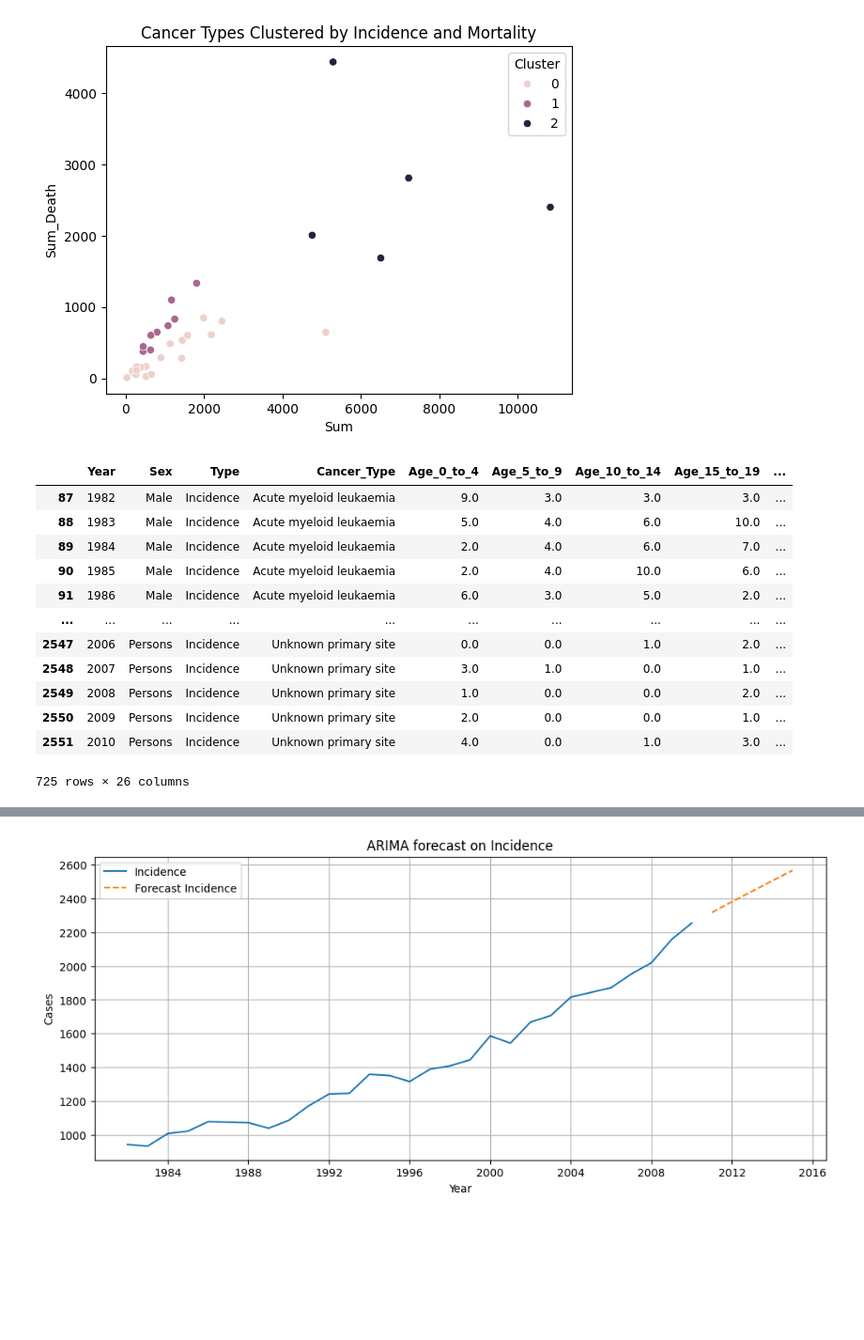
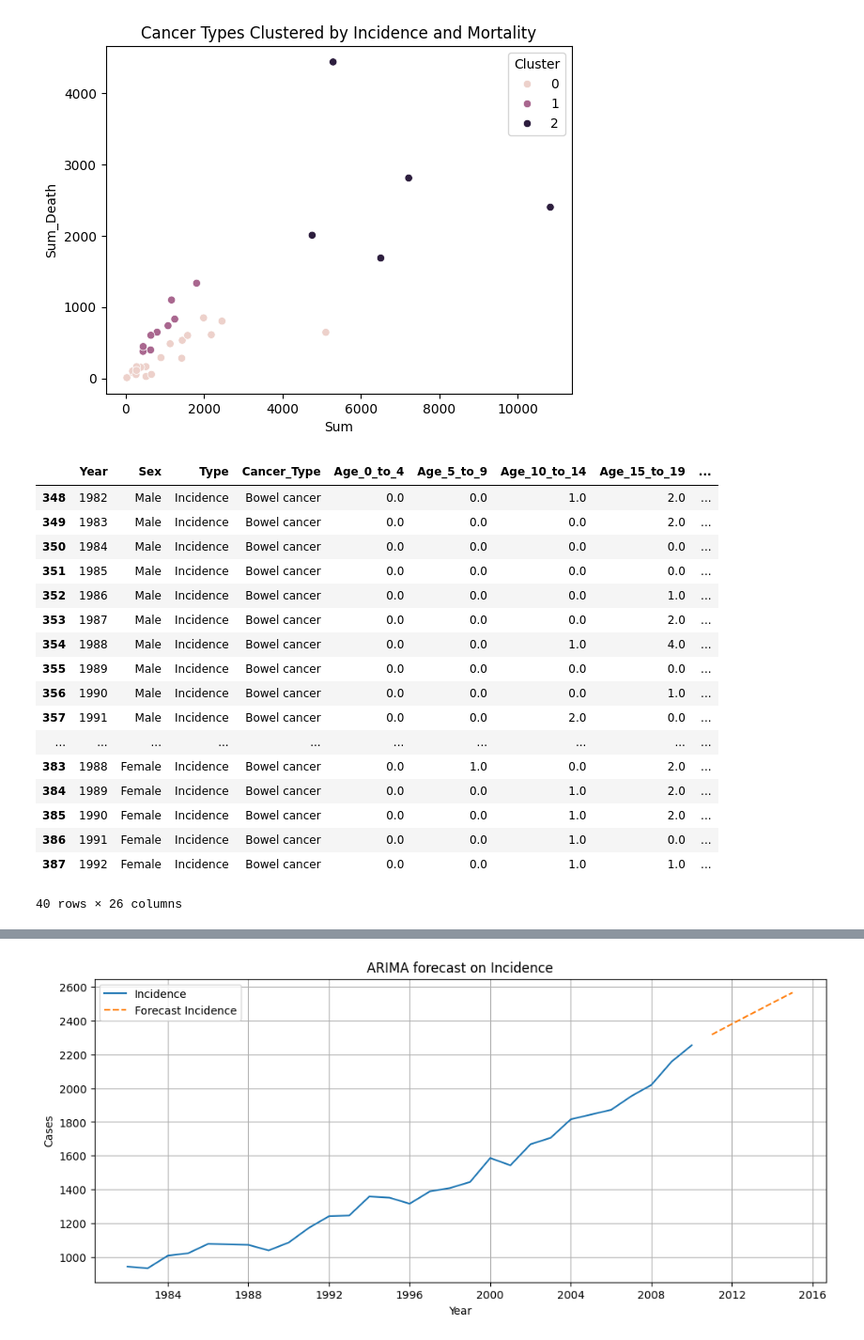
Before and after one commit to ChristianChimi/Australian-HealthCare-Cancer, a Jupyter notebook: Australian_Cancer_Health.ipynb, the cells around one changed output, grey strips where cells are left out. Shown: that part at 94% size. Cells and saved outputs as stored; diff of their text form; code cells hidden in the pictures; blank space fills up the shorter version.

```diff
--- a/Australian_Cancer_Health.ipynb
+++ b/Australian_Cancer_Health.ipynb
@@ -92,6 +92,12 @@ plt.show()
 #Now we want to evaluate incidence and mortality on the same graphic, so we need normalization.
 #I also sum cases for all ages
 scaler=MinMaxScaler()
+
+Mortality_df = Mortality_df.copy()
+Incidence_df = Incidence_df.copy()
+uterine_df1 = uterine_df1.copy()
+uterine_df2 = uterine_df2.copy()
+
 uterine_df1["Sum"] = uterine_df1.loc[:, "Age_0_to_4":"Age_Unknown"].sum(axis=1)
 uterine_df1['Normalized_sum']=scaler.fit_transform(uterine_df1[['Sum']])
 
@@ -248,25 +238,30 @@ plt.show()
 # %% [output]
 [figure]
 # %%
-cluster_1_df = cancer_summary[cancer_summary['Cluster'] == 1]
-cluster_1_list = cluster_1_df['Cancer_Type'].tolist()
+cluster_0_df = cancer_summary[cancer_summary['Cluster'] == 2]
+cluster_0_list = cluster_0_df['Cancer_Type'].tolist()
 
-Cluster1_fulldf = merged_df[merged_df['Cancer_Type'].isin(cluster_1_list)]
+Cluster0_fulldf = merged_df[merged_df['Cancer_Type'].isin(cluster_0_list)]
 # %%
-Cluster1_fulldf
+Cluster0_fulldf.head(40)
 # %% [output]
 |  | Year | Sex | Type | Cancer_Type | Age_0_to_4 | Age_5_to_9 | Age_10_to_14 | Age_15_to_19 | ... |
-| 87 | 1982 | Male | Incidence | Acute myeloid leukaemia | 9.0 | 3.0 | 3.0 | 3.0 | ... |
-| 88 | 1983 | Male | Incidence | Acute myeloid leukaemia | 5.0 | 4.0 | 6.0 | 10.0 | ... |
-| 89 | 1984 | Male | Incidence | Acute myeloid leukaemia | 2.0 | 4.0 | 6.0 | 7.0 | ... |
-| 90 | 1985 | Male | Incidence | Acute myeloid leukaemia | 2.0 | 4.0 | 10.0 | 6.0 | ... |
-| 91 | 1986 | Male | Incidence | Acute myeloid leukaemia | 6.0 | 3.0 | 5.0 | 2.0 | ... |
+| 348 | 1982 | Male | Incidence | Bowel cancer | 0.0 | 0.0 | 1.0 | 2.0 | ... |
+| 349 | 1983 | Male | Incidence | Bowel cancer | 0.0 | 0.0 | 0.0 | 2.0 | ... |
+| 350 | 1984 | Male | Incidence | Bowel cancer | 0.0 | 0.0 | 0.0 | 0.0 | ... |
+| 351 | 1985 | Male | Incidence | Bowel cancer | 0.0 | 0.0 | 0.0 | 0.0 | ... |
+| 352 | 1986 | Male | Incidence | Bowel cancer | 0.0 | 0.0 | 0.0 | 1.0 | ... |
+| 353 | 1987 | Male | Incidence | Bowel cancer | 0.0 | 0.0 | 0.0 | 2.0 | ... |
+| 354 | 1988 | Male | Incidence | Bowel cancer | 0.0 | 0.0 | 1.0 | 4.0 | ... |
+| 355 | 1989 | Male | Incidence | Bowel cancer | 0.0 | 0.0 | 0.0 | 0.0 | ... |
+| 356 | 1990 | Male | Incidence | Bowel cancer | 0.0 | 0.0 | 0.0 | 1.0 | ... |
+| 357 | 1991 | Male | Incidence | Bowel cancer | 0.0 | 0.0 | 2.0 | 0.0 | ... |
 | ... | ... | ... | ... | ... | ... | ... | ... | ... | ... |
-| 2547 | 2006 | Persons | Incidence | Unknown primary site | 0.0 | 0.0 | 1.0 | 2.0 | ... |
-| 2548 | 2007 | Persons | Incidence | Unknown primary site | 3.0 | 1.0 | 0.0 | 1.0 | ... |
-| 2549 | 2008 | Persons | Incidence | Unknown primary site | 1.0 | 0.0 | 0.0 | 2.0 | ... |
-| 2550 | 2009 | Persons | Incidence | Unknown primary site | 2.0 | 0.0 | 0.0 | 1.0 | ... |
-| 2551 | 2010 | Persons | Incidence | Unknown primary site | 4.0 | 0.0 | 1.0 | 3.0 | ... |
+| 383 | 1988 | Female | Incidence | Bowel cancer | 0.0 | 1.0 | 0.0 | 2.0 | ... |
+| 384 | 1989 | Female | Incidence | Bowel cancer | 0.0 | 0.0 | 1.0 | 2.0 | ... |
+| 385 | 1990 | Female | Incidence | Bowel cancer | 0.0 | 0.0 | 1.0 | 2.0 | ... |
+| 386 | 1991 | Female | Incidence | Bowel cancer | 0.0 | 0.0 | 1.0 | 0.0 | ... |
+| 387 | 1992 | Female | Incidence | Bowel cancer | 0.0 | 0.0 | 1.0 | 1.0 | ... |
-725 rows × 26 columns
+40 rows × 26 columns
 # %%
 # Selezione delle features e target
```
Also changed, not shown: parts of 2 cells of this notebook.
